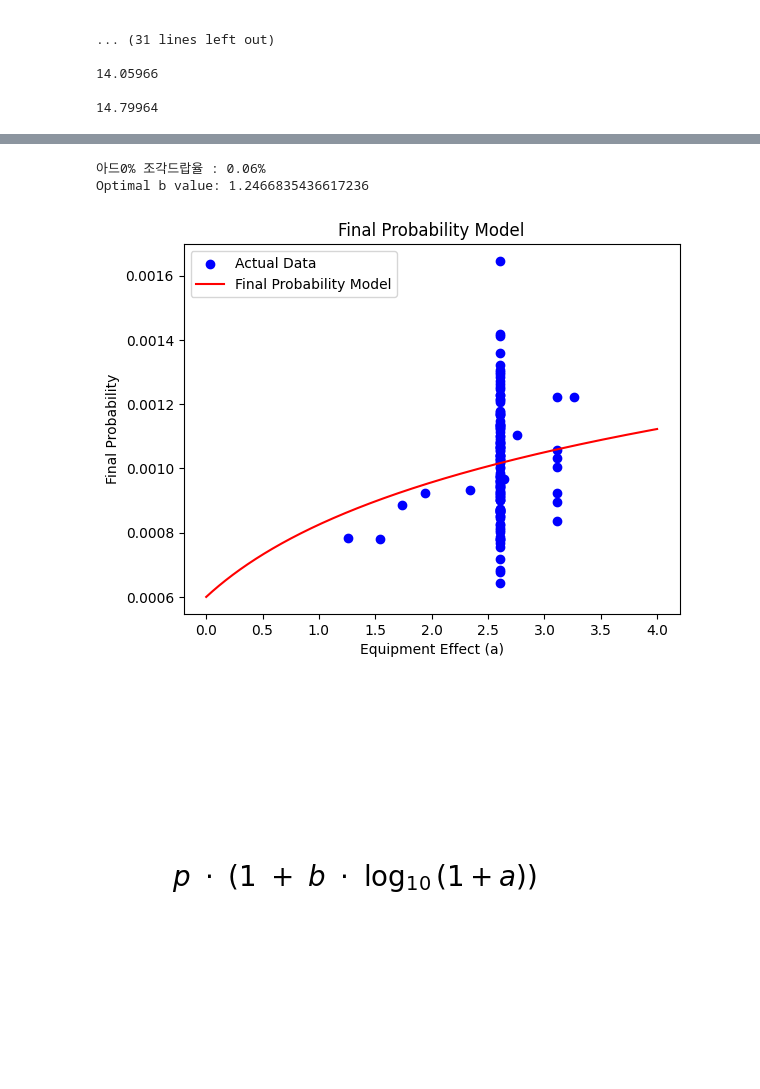
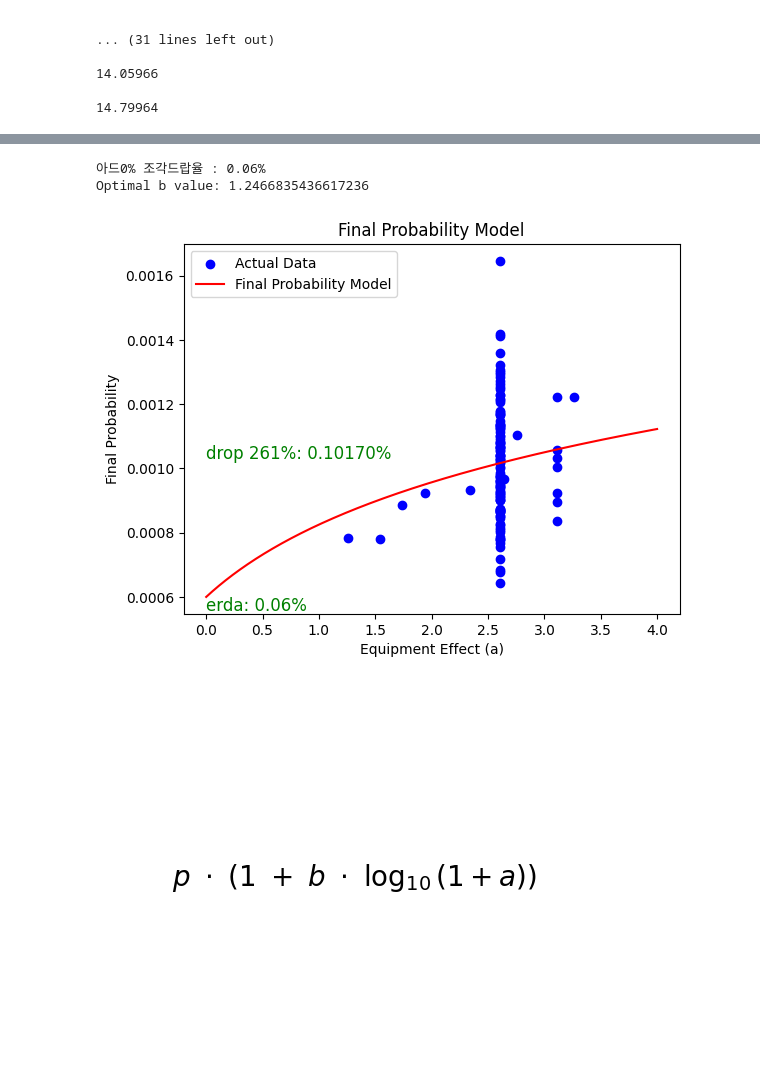
Before and after one commit to Q110722/fragsDR, a Jupyter notebook: Untitled.ipynb, the cells around one changed output, grey strips where cells are left out. Cells and saved outputs as stored; diff of their text form; code cells hidden in the pictures.

```diff
--- a/Untitled.ipynb
+++ b/Untitled.ipynb
@@ -266,33 +264,35 @@ def updated_final_probability_model(a):
 print(f"아드0% 조각드랍율 : {updated_final_probability_model(0)*100}%")
 print(f"Optimal b value: {optimal_b}")
 
 # 최종 확률 모델 그래프
 a_values_for_plot = np.linspace(0, 4, 1000)
 final_probabilities_for_plot = updated_final_probability_model(a_values_for_plot)
 
 # 데이터
 plt.scatter(all_a_values, final_probabilities, label='Actual Data', color='blue')
+mid = np.median(all_a_values)
 
 # 로그선
 plt.plot(a_values_for_plot, final_probabilities_for_plot, label='Final Probability Model', color='red')
-
+plt.text(0, updated_final_probability_model(mid), f'drop {mid*100:.0f}%: {updated_final_probability_model(mid)*100:.5f}%', color='green', fontsize=12, va = 'bottom', ha='left')
+plt.text(0, updated_final_probability_model(0), f'erda: {updated_final_probability_model(0)*100:.2f}%', color='green', fontsize=12, va = 'top', ha='left')
 plt.xlabel('Equipment Effect (a)')
 plt.ylabel('Final Probability')
 plt.title('Final Probability Model')
 plt.legend()
 plt.show()
 
 # 각 a값에 대한 최종 확률 및 아이템 획득 수 계산 및 출력
 for a_val, final_prob, item_count in zip(all_a_values, final_probabilities, all_item_counts):
     updated_final_prob = updated_final_probability_model(a_val)
     updated_item_count = n * updated_final_prob  # 아이템 획득 수 계산
     #print("\nFor a = {:.2f}:".format(a_val))
     #print(f"Original Final Probability: {final_prob}")
     #print(f"Updated Final Probability: {updated_final_prob}")
     #print(f"Original Item Count: {item_count}")
     #print(f"Updated Item Count: {updated_item_count:.5f}")
 # %% [output]
 아드0% 조각드랍율 : 0.06%
 Optimal b value: 1.2466835436617236
-[figure, old version]
+[figure, new version]
 # %%
```
Also changed, not shown: parts of 2 cells of this notebook.
